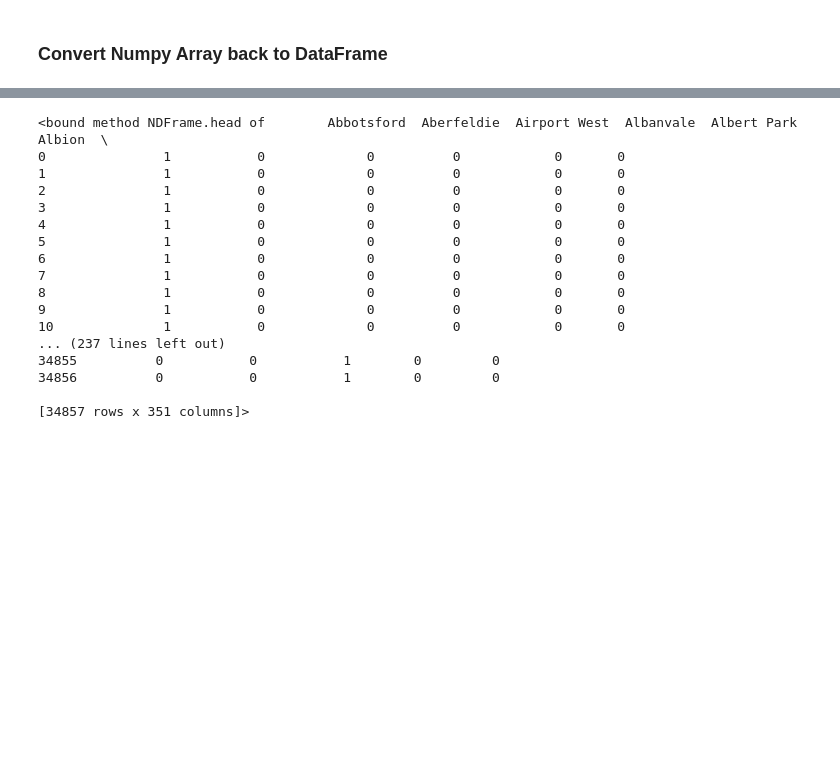
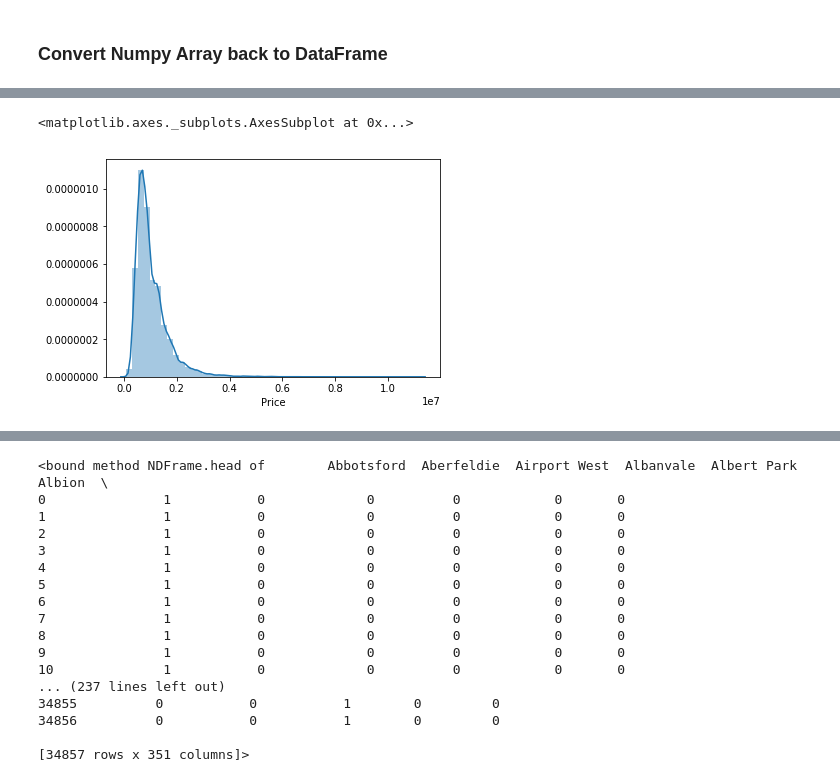
Before and after one commit to cclarke411/Projects, a Jupyter notebook: Data Science Bootcamp/Unit-3/Lesson 5/housingprices.ipynb, the cells around one changed output, grey strips where cells are left out. Drawn from its saved outputs; the diff is of its cells as text; code cells hidden in the pictures; blank space fills up the shorter version.

```diff
--- a/Data Science Bootcamp/Unit-3/Lesson 5/housingprices.ipynb
+++ b/Data Science Bootcamp/Unit-3/Lesson 5/housingprices.ipynb
@@ -141,0 +133,5 @@ df.select_dtypes('object').head()
+# %%
+sns.distplot(df['Price'].dropna())
+# %% [output]
+<matplotlib.axes._subplots.AxesSubplot at 0x...>
+[figure, added]
```
Also changed, not shown: parts of 73 cells of this notebook.
